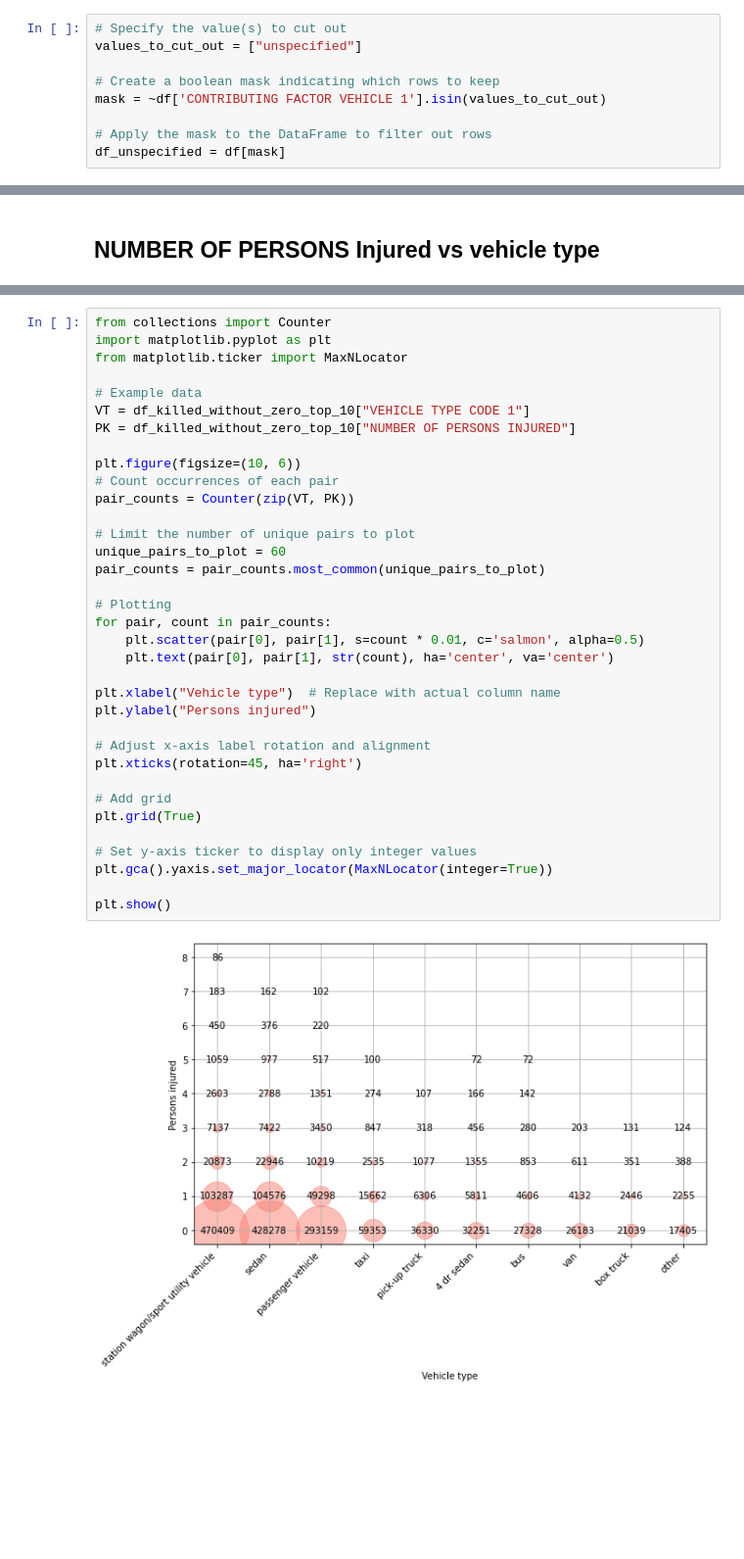
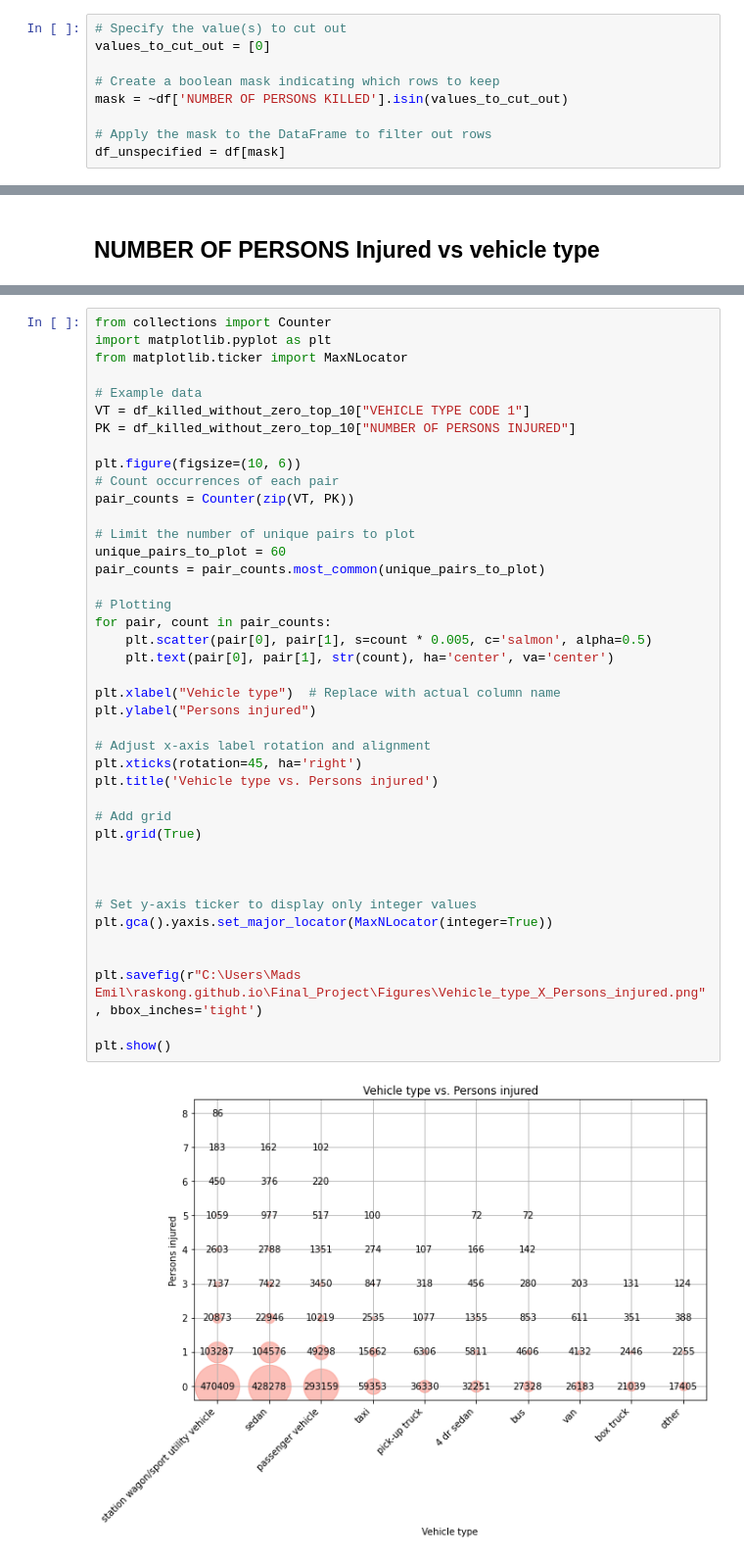
Before and after one commit to raskong/raskong.github.io, a Jupyter notebook: Final_Project/Assignment 3 B.ipynb, the cells around one changed output, grey strips where cells are left out. Shown at 98% size. Cells and saved outputs as stored; diff of their text form; blank space fills up the shorter version.

```diff
--- a/Final_Project/Assignment 3 B.ipynb
+++ b/Final_Project/Assignment 3 B.ipynb
@@ -451,10 +451,10 @@ plt.show()
 df[CON].value_counts()[:20].plot(kind='barh')
 # %%
 # Specify the value(s) to cut out
-values_to_cut_out = ["unspecified"]
+values_to_cut_out = [0]
 
 # Create a boolean mask indicating which rows to keep
-mask = ~df['CONTRIBUTING FACTOR VEHICLE 1'].isin(values_to_cut_out)
+mask = ~df['NUMBER OF PERSONS KILLED'].isin(values_to_cut_out)
 
 # Apply the mask to the DataFrame to filter out rows
 df_unspecified = df[mask]
@@ -531,32 +535,38 @@ from matplotlib.ticker import MaxNLocator
 # Example data
 VT = df_killed_without_zero_top_10["VEHICLE TYPE CODE 1"]
 PK = df_killed_without_zero_top_10["NUMBER OF PERSONS INJURED"]
 
 plt.figure(figsize=(10, 6))
 # Count occurrences of each pair
 pair_counts = Counter(zip(VT, PK))
 
 # Limit the number of unique pairs to plot
 unique_pairs_to_plot = 60
 pair_counts = pair_counts.most_common(unique_pairs_to_plot)
 
 # Plotting
 for pair, count in pair_counts:
-    plt.scatter(pair[0], pair[1], s=count * 0.01, c='salmon', alpha=0.5)
+    plt.scatter(pair[0], pair[1], s=count * 0.005, c='salmon', alpha=0.5)
     plt.text(pair[0], pair[1], str(count), ha='center', va='center')
 
 plt.xlabel("Vehicle type")  # Replace with actual column name
 plt.ylabel("Persons injured")
 
 # Adjust x-axis label rotation and alignment
 plt.xticks(rotation=45, ha='right')
+plt.title('Vehicle type vs. Persons injured')
 
 # Add grid
 plt.grid(True)
 
+
+
 # Set y-axis ticker to display only integer values
 plt.gca().yaxis.set_major_locator(MaxNLocator(integer=True))
 
+
+plt.savefig(r"C:\Users\Mads Emil\raskong.github.io\Final_Project\Figures\Vehicle_type_X_Persons_injured.png", bbox_inches='tight')
+
 plt.show()
 # %% [output]
-[figure, old version]
+[figure, new version]
```
Also changed, not shown: parts of 9 cells of this notebook.
